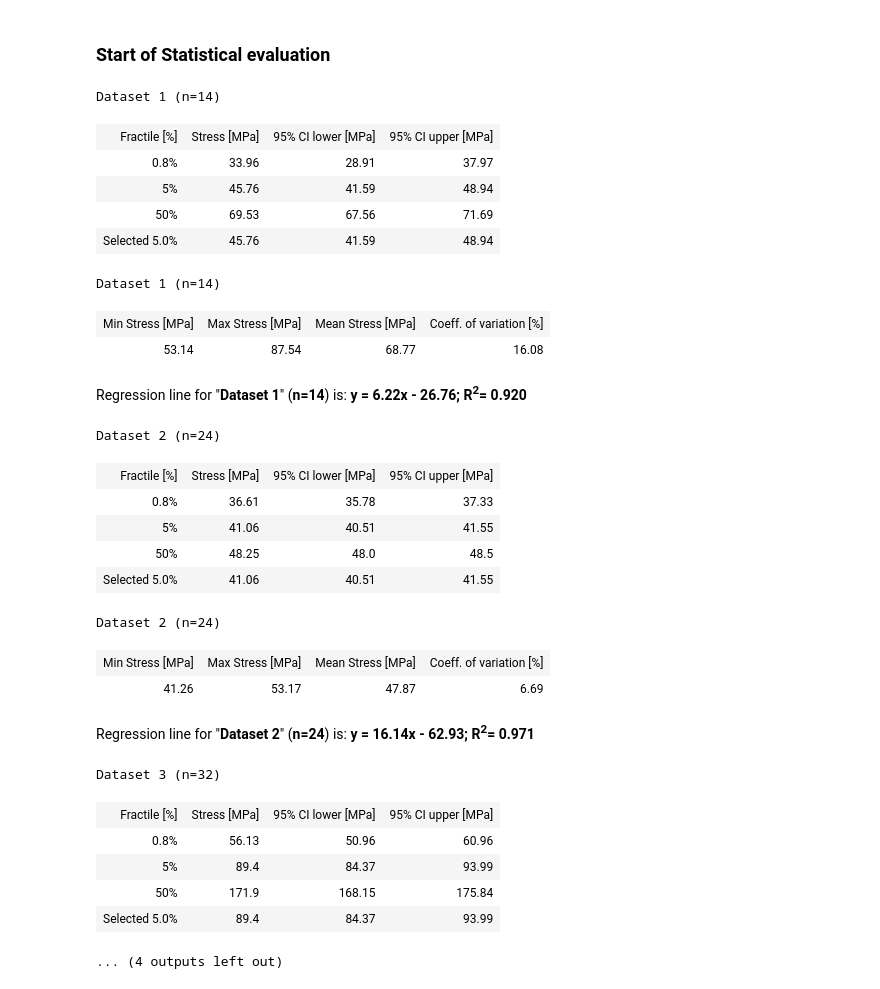
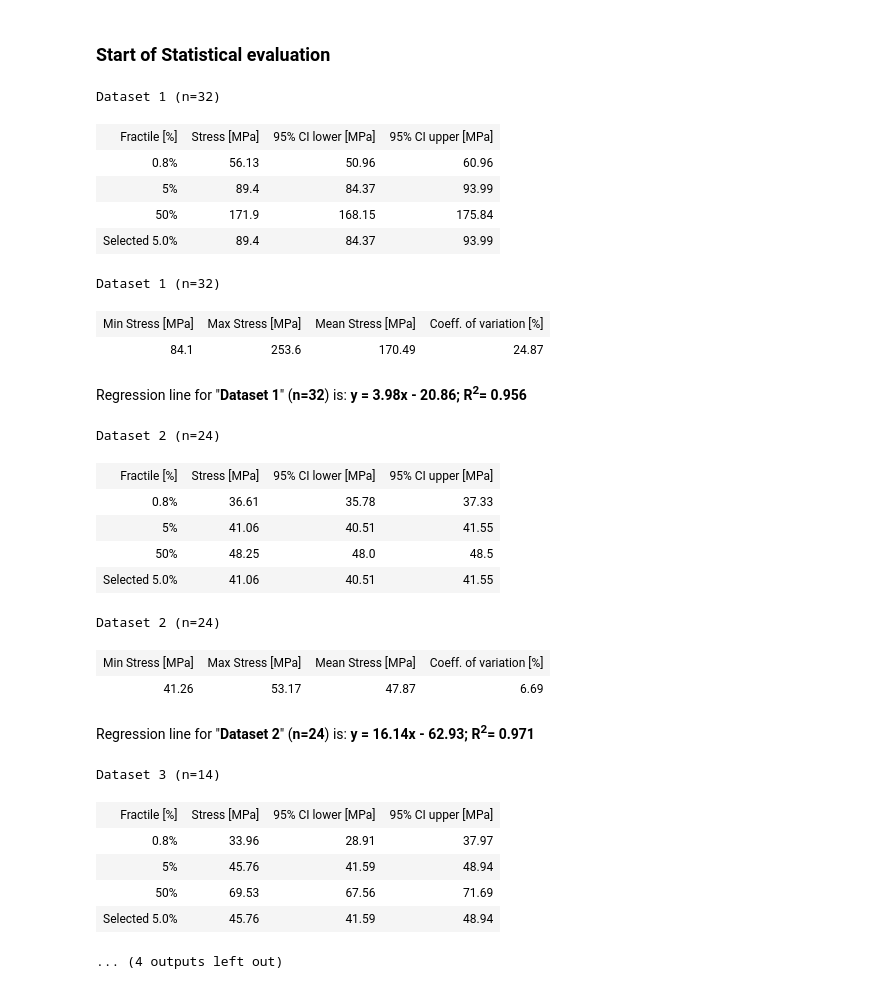
Before and after one commit to TUDelft-books/open-GLASSlab, a Jupyter notebook: book/pages/method_1.ipynb, the cells around one changed output. Saved outputs shown, nothing was run; the diff lists cells and outputs as text; code cells hidden in the pictures.

```diff
--- a/book/pages/method_1.ipynb
+++ b/book/pages/method_1.ipynb
@@ -537,42 +540,48 @@ def forwardX(x):
 
 def inverseX(y):
     return np.exp(y)
 
 plt.ylim(bottom=0.001, top=0.99)
 plt.xscale('function', functions=(forwardX,inverseX))
 plt.yscale('function', functions=(forwardY,inverseY))
 plt.yticks(probs)
+
 # Set x-ticks and their visible labels
 plt.xticks(vertical_lines, [str(v) for v in vertical_lines])
-plt.xlim(left=min_stress_rate-20, right=max_stress_rate)
+if lower_x_limit != 0 or upper_x_limit != 0:
+    print(f"x lower is {lower_x_limit} and x upper is {upper_x_limit}")
+    plt.xlim(left=lower_x_limit, right=upper_x_limit)
+else:
+    plt.xlim(left=min_stress_rate-20, right=max_stress_rate+20)
+
 # Get handles and labels, then filter to make them unique
 handles, labels = plt.gca().get_legend_handles_labels()
 unique_labels_set = set()
 unique_handles_labels = []
 
 for handle, label in zip(handles, labels):
     if label not in unique_labels_set:
         unique_handles_labels.append((handle, label))
         unique_labels_set.add(label)
 
 # Construct separate lists for handles and labels, and position the legend
 if unique_handles_labels:
     unique_handles, unique_labels = zip(*unique_handles_labels)
     plt.legend(unique_handles, unique_labels, loc='upper left')
 #plt.grid(True)
 plt.grid(True, which='both', linestyle='--', linewidth=0.5)
 plt.show()
 # %% [output]
-Dataset 1 (n=14)
+Dataset 1 (n=32)
 | Fractile [%] | Stress [MPa] | 95% CI lower [MPa] | 95% CI upper [MPa] |
-| 0.8% | 33.96 | 28.91 | 37.97 |
-| 5% | 45.76 | 41.59 | 48.94 |
-| 50% | 69.53 | 67.56 | 71.69 |
-| Selected 5.0% | 45.76 | 41.59 | 48.94 |
+| 0.8% | 56.13 | 50.96 | 60.96 |
+| 5% | 89.4 | 84.37 | 93.99 |
+| 50% | 171.9 | 168.15 | 175.84 |
+| Selected 5.0% | 89.4 | 84.37 | 93.99 |
-Dataset 1 (n=14)
+Dataset 1 (n=32)
 | Min Stress [MPa] | Max Stress [MPa] | Mean Stress [MPa] | Coeff. of variation [%] |
-| 53.14 | 87.54 | 68.77 | 16.08 |
+| 84.1 | 253.6 | 170.49 | 24.87 |
-Regression line for "Dataset 1" (n=14) is: y = 6.22x - 26.76; R2= 0.920
+Regression line for "Dataset 1" (n=32) is: y = 3.98x - 20.86; R2= 0.956
 Dataset 2 (n=24)
 | Fractile [%] | Stress [MPa] | 95% CI lower [MPa] | 95% CI upper [MPa] |
 | 0.8% | 36.61 | 35.78 | 37.33 |
@@ -583,11 +592,11 @@ Dataset 2 (n=24)
 | Min Stress [MPa] | Max Stress [MPa] | Mean Stress [MPa] | Coeff. of variation [%] |
 | 41.26 | 53.17 | 47.87 | 6.69 |
 Regression line for "Dataset 2" (n=24) is: y = 16.14x - 62.93; R2= 0.971
-Dataset 3 (n=32)
+Dataset 3 (n=14)
 | Fractile [%] | Stress [MPa] | 95% CI lower [MPa] | 95% CI upper [MPa] |
-| 0.8% | 56.13 | 50.96 | 60.96 |
-| 5% | 89.4 | 84.37 | 93.99 |
-| 50% | 171.9 | 168.15 | 175.84 |
-| Selected 5.0% | 89.4 | 84.37 | 93.99 |
+| 0.8% | 33.96 | 28.91 | 37.97 |
+| 5% | 45.76 | 41.59 | 48.94 |
+| 50% | 69.53 | 67.56 | 71.69 |
+| Selected 5.0% | 45.76 | 41.59 | 48.94 |
 ... (4 outputs left out)
 # %%
```
Also changed, not shown: parts of 3 cells of this notebook, 1 other file.
